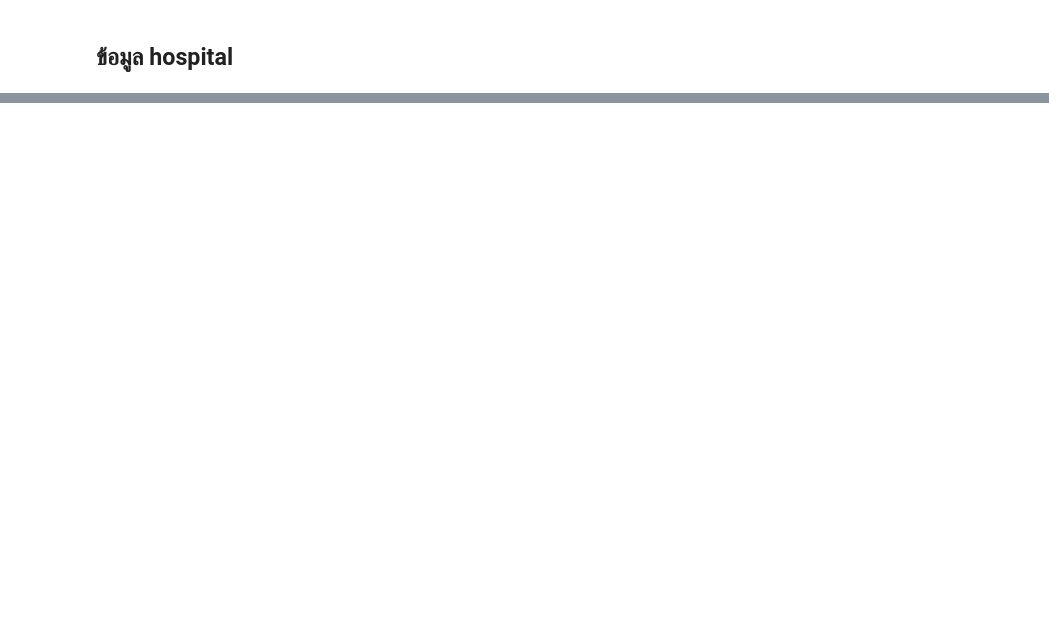
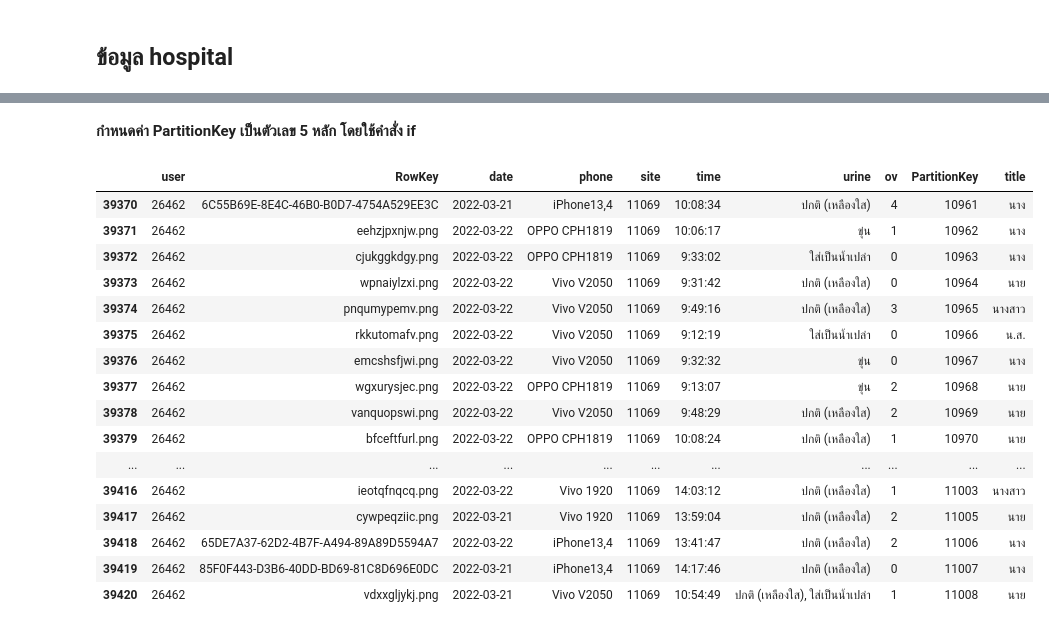
Before and after one commit to suphalaksana/data_viz_2022, a Jupyter notebook: Final_exam.ipynb, the cells around one changed output, grey strips where cells are left out. Drawn from its saved outputs; the diff is of its cells as text; code cells hidden in the pictures; blank space fills up the shorter version.

```diff
--- a/Final_exam.ipynb
+++ b/Final_exam.ipynb
@@ -227,0 +209,2 @@ data_alldb_drop
+# %%
+data6 = data5[data5['user']!= '6724-']  ##พบค่าผิดปกติ คือ 6724- จากการเช็คข้อมูล User จึงทำการตัดออก
@@ -227,0 +213,12 @@ data_alldb_drop
+# %%
+MS2=list() ## กำหนดให้MSเป็นลิสต์ในการเติมค่าloop
+for each_row in data6.iterrows(): ## ทำการวนลูปในแถวของ data6
+    if len(str(each_row[1]['site']))== 5 : #สร้างเงื่อนไขให้ site มีจำนวนตัวอักษร 5 ตัว
+        if str(each_row[1]['site']) <= '99999' : #ถ้า site มีค่า น้อยกว่า 100000
+          MS2.append(True) ## ถ้าตรงตามเงื่อนไขให้เพิ่มเข้าไปใน MS
+        elif str(each_row[1]['site']) >= '99999' : #ถ้า site มีค่า มากกว่า 100000
+            MS2.append(False) ## ถ้าไม่ตรงตามเงื่อนไขไม่ให้เพิ่มเข้าไปใน MS
+    else:
+        MS2.append(False) ## ถ้่าไม่ตรงตามเงื่อนไขทั้งหมด ไม่ให้เพิ่มเข้าไปใน MS
+
+data6[MS2] ## แสดงผล
@@ -227,0 +239,36 @@ data_alldb_drop
+# %%
+data7 =data6[MS2] ##ทำการกำหนดData 6 เป็นค่าที่ทำการCleanแล้ว
+# %%
+data8 = data7[data7['site']!= '043.1']  ##พบค่าผิดปกติ คือ 043.1 จากการเช็คข้อมูล site จึงทำการตัดออก
+# %% [markdown]
+**กำหนดค่า PartitionKey เป็นตัวเลข 5 หลัก โดยใช้คำสั่ง  if**
+# %%
+MS3=list() ## กำหนดให้MSเป็นลิสต์ในการเติมค่าloop
+for each_row in data8.iterrows(): ## ทำการวนลูปในแถวของ data8
+    if len(str(each_row[1]['PartitionKey']))== 5 : #สร้างเงื่อนไขให้ PartitionKey มีจำนวนตัวอักษร 5 ตัว
+        if str(each_row[1]['PartitionKey']) <= '99999' : #ถ้า PartitionKey มีค่า น้อยกว่า 100000
+          MS3.append(True) ## ถ้าตรงตามเงื่อนไขให้เพิ่มเข้าไปใน MS
+        elif str(each_row[1]['PartitionKey']) >= '99999' : #ถ้า PartitionKey มีค่า มากกว่า 100000
+            MS3.append(False) ## ถ้าไม่ตรงตามเงื่อนไขไม่ให้เพิ่มเข้าไปใน MS
+    else:
+        MS3.append(False) ## ถ้าไม่ตรงตามเงื่อนไขทั้งหมด ไม่ให้เพิ่มเข้าไปใน MS
+
+data8[MS3] ## แสดงผล
+# %% [output]
+|  | user | RowKey | date | phone | site | time | urine | ov | PartitionKey | title |
+| 39370 | 26462 | 6C55B69E-8E4C-46B0-B0D7-4754A529EE3C | 2022-03-21 | iPhone13,4 | 11069 | 10:08:34 | ปกติ (เหลืองใส) | 4 | 10961 | นาง |
+| 39371 | 26462 | eehzjpxnjw.png | 2022-03-22 | OPPO CPH1819 | 11069 | 10:06:17 | ขุ่น | 1 | 10962 | นาง |
+| 39372 | 26462 | cjukggkdgy.png | 2022-03-22 | OPPO CPH1819 | 11069 | 9:33:02 | ใส่เป็นน้ำเปล่า | 0 | 10963 | นาง |
+| 39373 | 26462 | wpnaiylzxi.png | 2022-03-22 | Vivo V2050 | 11069 | 9:31:42 | ปกติ (เหลืองใส) | 0 | 10964 | นาย |
+| 39374 | 26462 | pnqumypemv.png | 2022-03-22 | Vivo V2050 | 11069 | 9:49:16 | ปกติ (เหลืองใส) | 3 | 10965 | นางสาว |
+| 39375 | 26462 | rkkutomafv.png | 2022-03-22 | Vivo V2050 | 11069 | 9:12:19 | ใส่เป็นน้ำเปล่า | 0 | 10966 | น.ส. |
+| 39376 | 26462 | emcshsfjwi.png | 2022-03-22 | Vivo V2050 | 11069 | 9:32:32 | ขุ่น | 0 | 10967 | นาง |
+| 39377 | 26462 | wgxurysjec.png | 2022-03-22 | OPPO CPH1819 | 11069 | 9:13:07 | ขุ่น | 2 | 10968 | นาย |
+| 39378 | 26462 | vanquopswi.png | 2022-03-22 | Vivo V2050 | 11069 | 9:48:29 | ปกติ (เหลืองใส) | 2 | 10969 | นาย |
+| 39379 | 26462 | bfceftfurl.png | 2022-03-22 | OPPO CPH1819 | 11069 | 10:08:24 | ปกติ (เหลืองใส) | 1 | 10970 | นาย |
+| ... | ... | ... | ... | ... | ... | ... | ... | ... | ... | ... |
+| 39416 | 26462 | ieotqfnqcq.png | 2022-03-22 | Vivo 1920 | 11069 | 14:03:12 | ปกติ (เหลืองใส) | 1 | 11003 | นางสาว |
+| 39417 | 26462 | cywpeqziic.png | 2022-03-21 | Vivo 1920 | 11069 | 13:59:04 | ปกติ (เหลืองใส) | 2 | 11005 | นาย |
+| 39418 | 26462 | 65DE7A37-62D2-4B7F-A494-89A89D5594A7 | 2022-03-22 | iPhone13,4 | 11069 | 13:41:47 | ปกติ (เหลืองใส) | 2 | 11006 | นาง |
+| 39419 | 26462 | 85F0F443-D3B6-40DD-BD69-81C8D696E0DC | 2022-03-21 | iPhone13,4 | 11069 | 14:17:46 | ปกติ (เหลืองใส) | 0 | 11007 | นาง |
+| 39420 | 26462 | vdxxgljykj.png | 2022-03-21 | Vivo V2050 | 11069 | 10:54:49 | ปกติ (เหลืองใส), ใส่เป็นน้ำเปล่า | 1 | 11008 | นาย |
```
Also changed, not shown: parts of 84 cells of this notebook.
